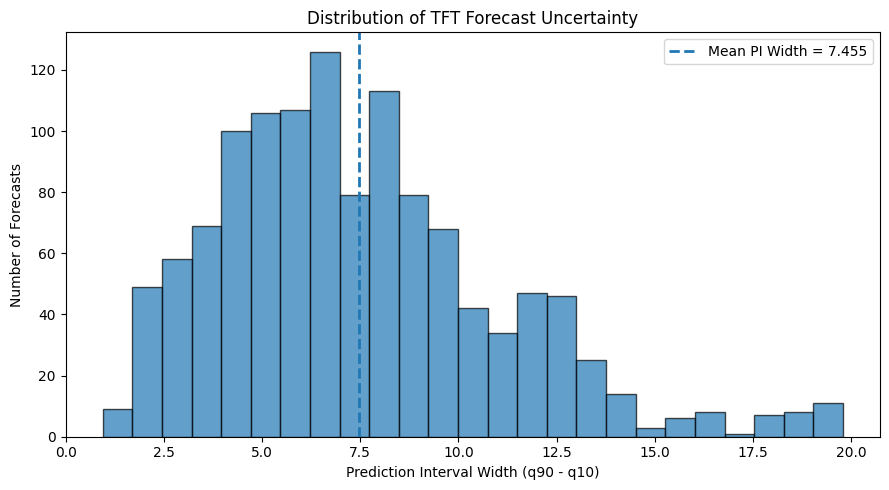
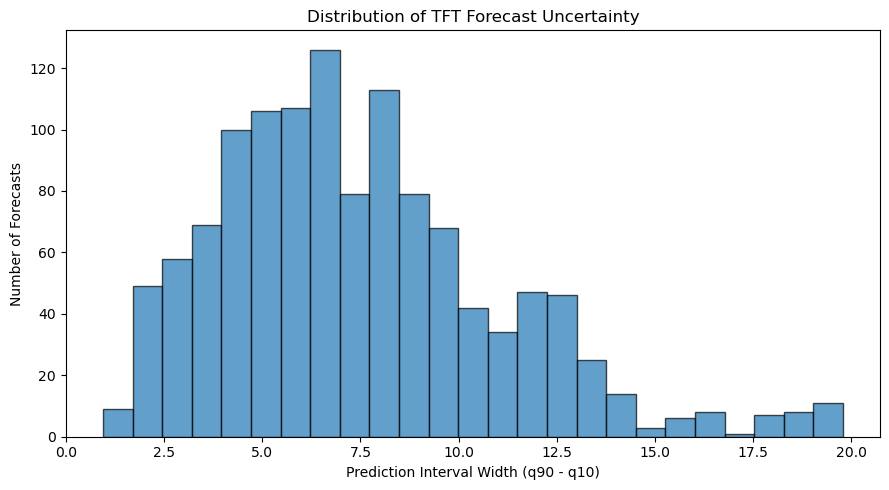
The notebook cell's code change between the first figure and the second:
--- before
+++ after
@@ -27,15 +27,8 @@
 plt.hist(df["pi_width"], bins=25, edgecolor="black", alpha=0.7)
 
-plt.axvline(
-    df["pi_width"].mean(),
-    linestyle="--",
-    linewidth=2,
-    label=f"Mean PI Width = {df['pi_width'].mean():.3f}"
-)
 
 plt.title("Distribution of TFT Forecast Uncertainty")
 plt.xlabel("Prediction Interval Width (q90 - q10)")
 plt.ylabel("Number of Forecasts")
-plt.legend()
 plt.tight_layout()
 
@@ -44,5 +37,4 @@
 plt.show()
 
-print(f"Mean PI Width: {df['pi_width'].mean():.6f}")
 print(f"Saved CSV    → {uncertainty_csv}")
 print(f"Saved Figure → {fig_path}")

Commit: updated tableau and fixed visualization plus added metrics